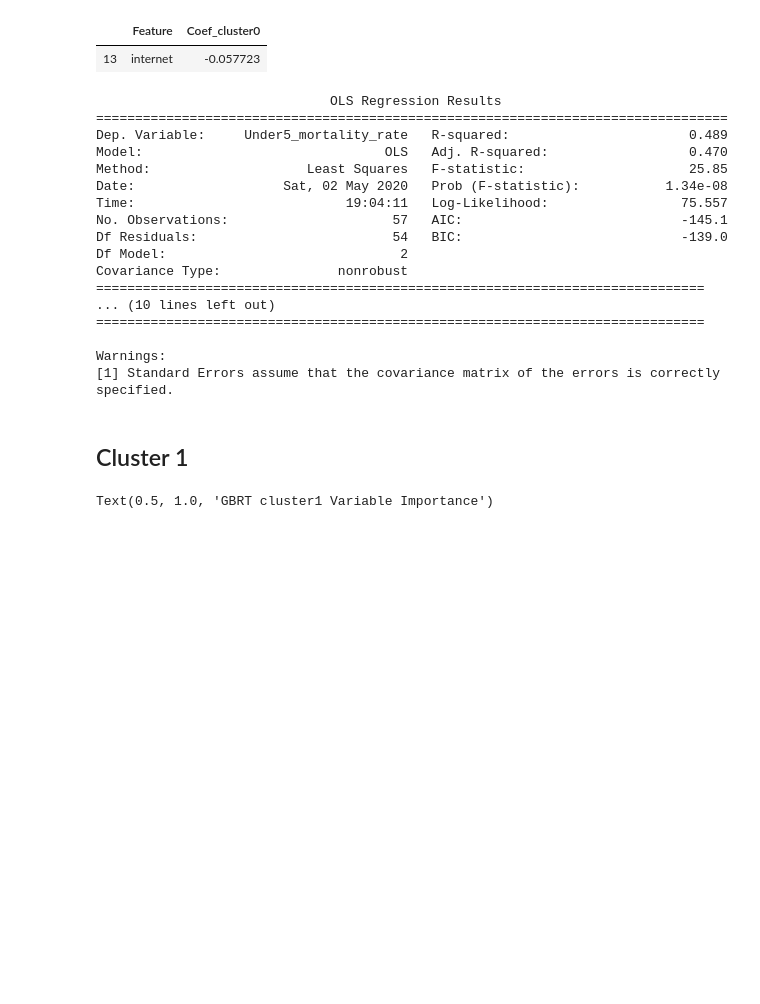
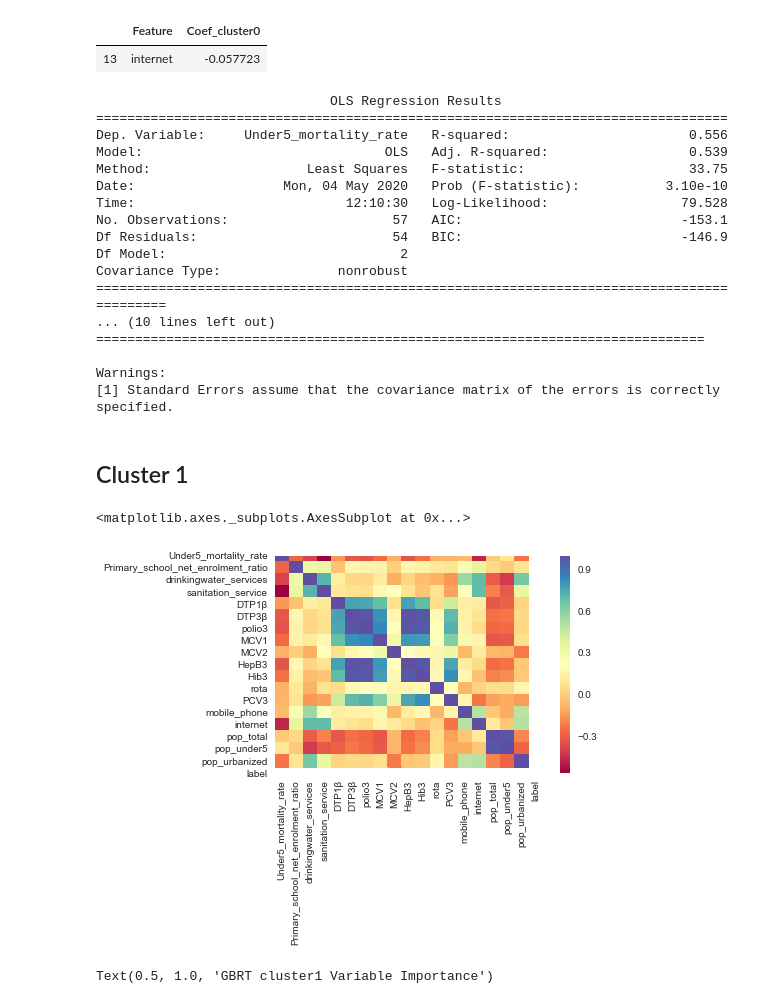
Before and after one commit to ChaoITing/Intelligence-Analytics-Challenge, a Jupyter notebook: IAC.ipynb, the cells around one changed output. Drawn from its saved outputs; the diff is of its cells as text; code cells hidden in the pictures; blank space fills up the shorter version.

```diff
--- a/IAC.ipynb
+++ b/IAC.ipynb
@@ -696,23 +796,23 @@ lassoCoef_cluster0[lassoCoef_cluster0['Coef_cluster0']!=0]
 import statsmodels.api as sm
 import statsmodels.formula.api as smf
 
-results0 = smf.ols('Under5_mortality_rate ~ internet'
+results0 = smf.ols('Under5_mortality_rate ~ internet+drinkingwater_services'
                    , data = cluster0).fit()
 
 print(results0.summary())
 # %% [output]
                               OLS Regression Results
 =================================================================================
-Dep. Variable:     Under5_mortality_rate   R-squared:                       0.489
-Model:                               OLS   Adj. R-squared:                  0.470
-Method:                    Least Squares   F-statistic:                     25.85
-Date:                   Sat, 02 May 2020   Prob (F-statistic):           1.34e-08
-Time:                           19:04:11   Log-Likelihood:                 75.557
-No. Observations:                     57   AIC:                            -145.1
-Df Residuals:                         54   BIC:                            -139.0
+Dep. Variable:     Under5_mortality_rate   R-squared:                       0.556
+Model:                               OLS   Adj. R-squared:                  0.539
+Method:                    Least Squares   F-statistic:                     33.75
+Date:                   Mon, 04 May 2020   Prob (F-statistic):           3.10e-10
+Time:                           12:10:30   Log-Likelihood:                 79.528
+No. Observations:                     57   AIC:                            -153.1
+Df Residuals:                         54   BIC:                            -146.9
 Df Model:                              2
 Covariance Type:               nonrobust
-==============================================================================
+==========================================================================================
 ... (10 lines left out)
 ==============================================================================
 
@@ -720,6 +820,12 @@ Warnings:
 [1] Standard Errors assume that the covariance matrix of the errors is correctly specified.
 # %% [markdown]
 ## Cluster 1
+# %%
+cluster1_corr = cluster1.corr()
+sns.heatmap(cluster1_corr, cmap = 'Spectral')
+# %% [output]
+<matplotlib.axes._subplots.AxesSubplot at 0x...>
+[figure, added]
 # %%
 X_cluster1 = cluster1[[
        'Primary_school_net_enrolment_ratio',
```
Also changed, not shown: parts of 13 cells of this notebook, 12 other files.
